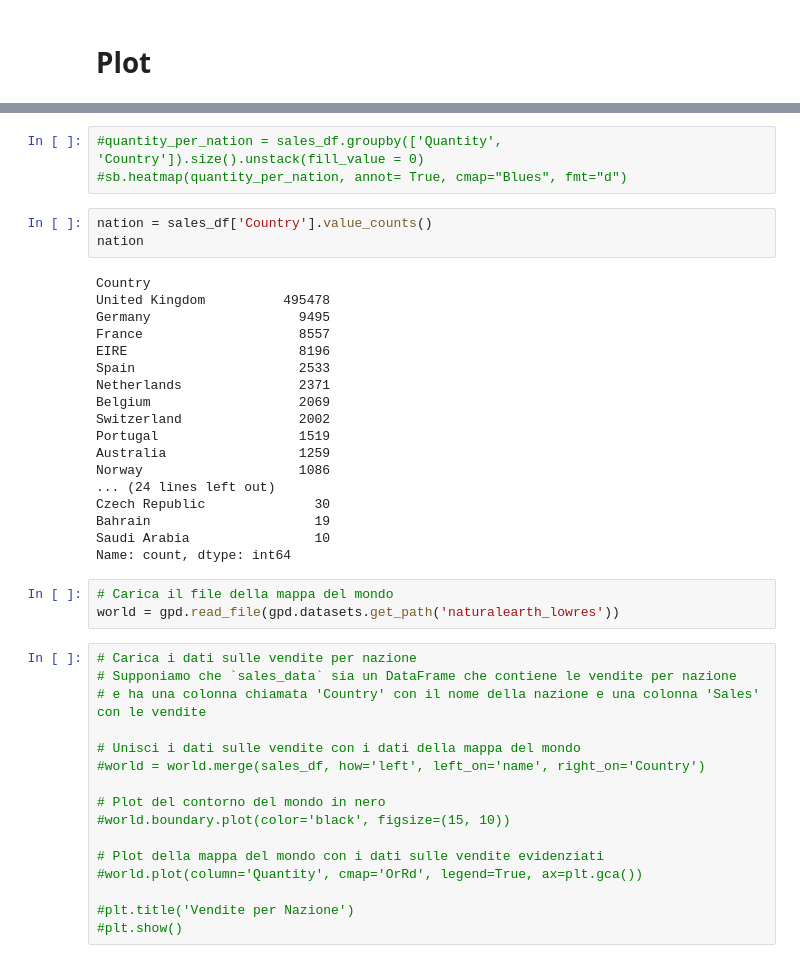
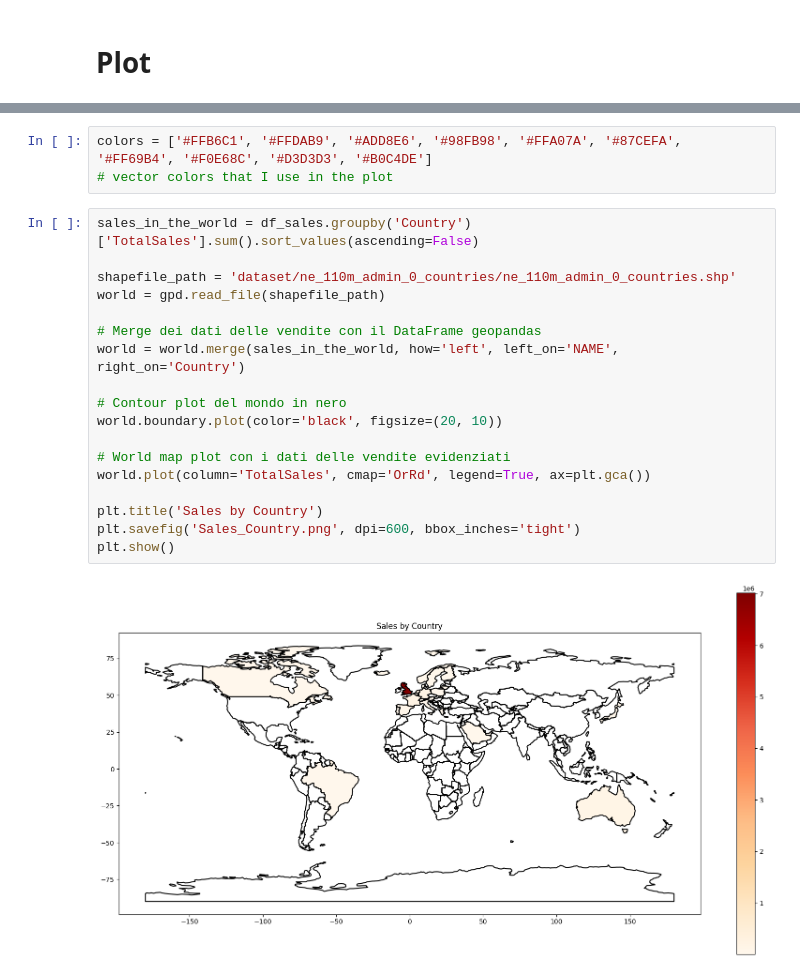
Before and after one commit to Elisaottoboni/Online_Retail_Sales_Customer_Data_Project, a Jupyter notebook: Online_Retail_Sales.ipynb, the cells around one changed output, grey strips where cells are left out. Drawn from its saved outputs; the diff is of its cells as text.

```diff
--- a/Online_Retail_Sales.ipynb
+++ b/Online_Retail_Sales.ipynb
@@ -94,43 +163,23 @@ sales_df
-# %%
-#quantity_per_nation = sales_df.groupby(['Quantity', 'Country']).size().unstack(fill_value = 0)
-#sb.heatmap(quantity_per_nation, annot= True, cmap="Blues", fmt="d")
-# %%
-nation = sales_df['Country'].value_counts()
-nation
-# %% [output]
-Country
-United Kingdom          495478
-Germany                   9495
-France                    8557
-EIRE                      8196
-Spain                     2533
-Netherlands               2371
-Belgium                   2069
-Switzerland               2002
-Portugal                  1519
-Australia                 1259
-Norway                    1086
-... (24 lines left out)
-Czech Republic              30
-Bahrain                     19
-Saudi Arabia                10
-Name: count, dtype: int64
-# %%
-# Carica il file della mappa del mondo
-world = gpd.read_file(gpd.datasets.get_path('naturalearth_lowres'))
-# %%
-# Carica i dati sulle vendite per nazione
-# Supponiamo che `sales_data` sia un DataFrame che contiene le vendite per nazione
-# e ha una colonna chiamata 'Country' con il nome della nazione e una colonna 'Sales' con le vendite
-
-# Unisci i dati sulle vendite con i dati della mappa del mondo
-#world = world.merge(sales_df, how='left', left_on='name', right_on='Country')
-
-# Plot del contorno del mondo in nero
-#world.boundary.plot(color='black', figsize=(15, 10))
-
-# Plot della mappa del mondo con i dati sulle vendite evidenziati
-#world.plot(column='Quantity', cmap='OrRd', legend=True, ax=plt.gca())
-
-#plt.title('Vendite per Nazione')
-#plt.show()
+# %%
+colors = ['#FFB6C1', '#FFDAB9', '#ADD8E6', '#98FB98', '#FFA07A', '#87CEFA', '#FF69B4', '#F0E68C', '#D3D3D3', '#B0C4DE']
+# vector colors that I use in the plot
+# %%
+sales_in_the_world = df_sales.groupby('Country')['TotalSales'].sum().sort_values(ascending=False)
+
+shapefile_path = 'dataset/ne_110m_admin_0_countries/ne_110m_admin_0_countries.shp'
+world = gpd.read_file(shapefile_path)
+
+# Merge dei dati delle vendite con il DataFrame geopandas
+world = world.merge(sales_in_the_world, how='left', left_on='NAME', right_on='Country')
+
+# Contour plot del mondo in nero
+world.boundary.plot(color='black', figsize=(20, 10))
+
+# World map plot con i dati delle vendite evidenziati
+world.plot(column='TotalSales', cmap='OrRd', legend=True, ax=plt.gca())
+
+plt.title('Sales by Country')
+plt.savefig('Sales_Country.png', dpi=600, bbox_inches='tight')
+plt.show()
+# %% [output]
+[figure, added]
```
Also changed, not shown: parts of 55 cells of this notebook, 18 other files.
